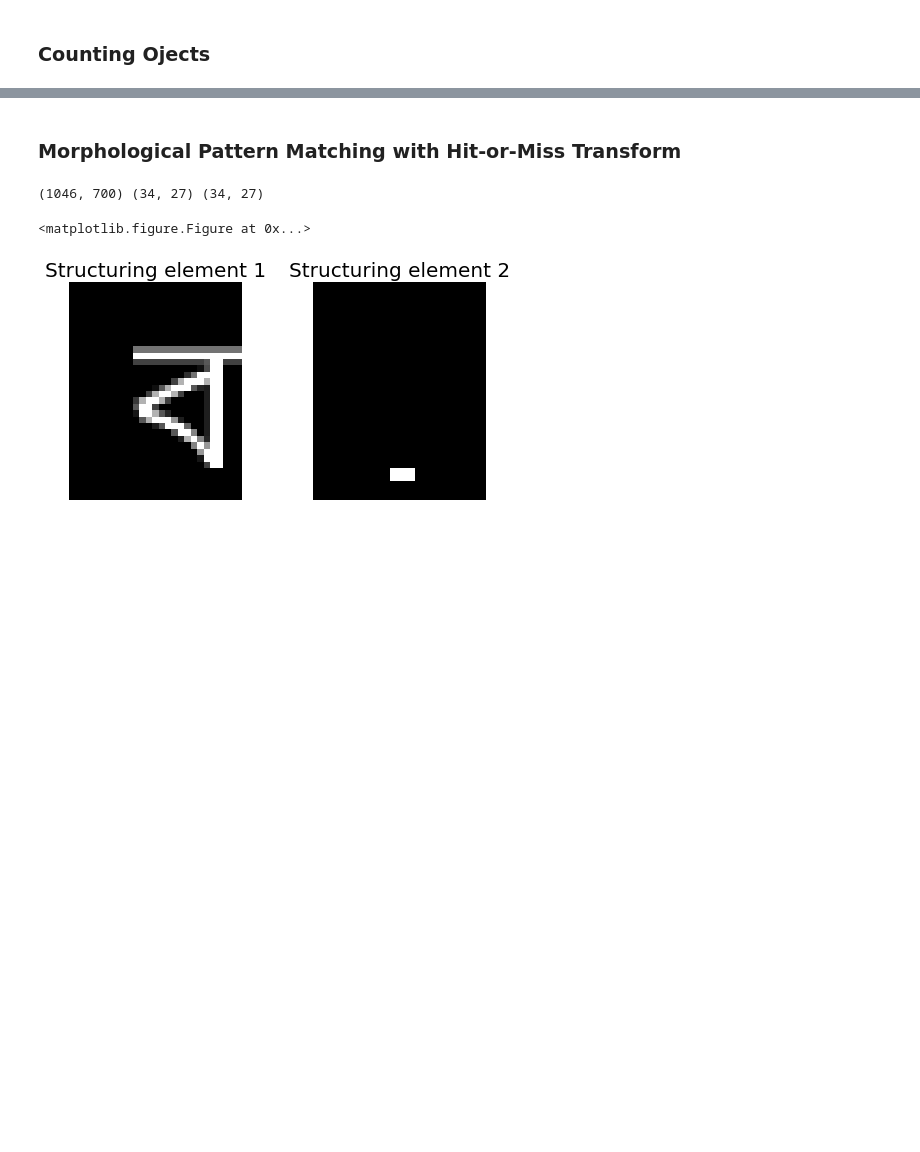
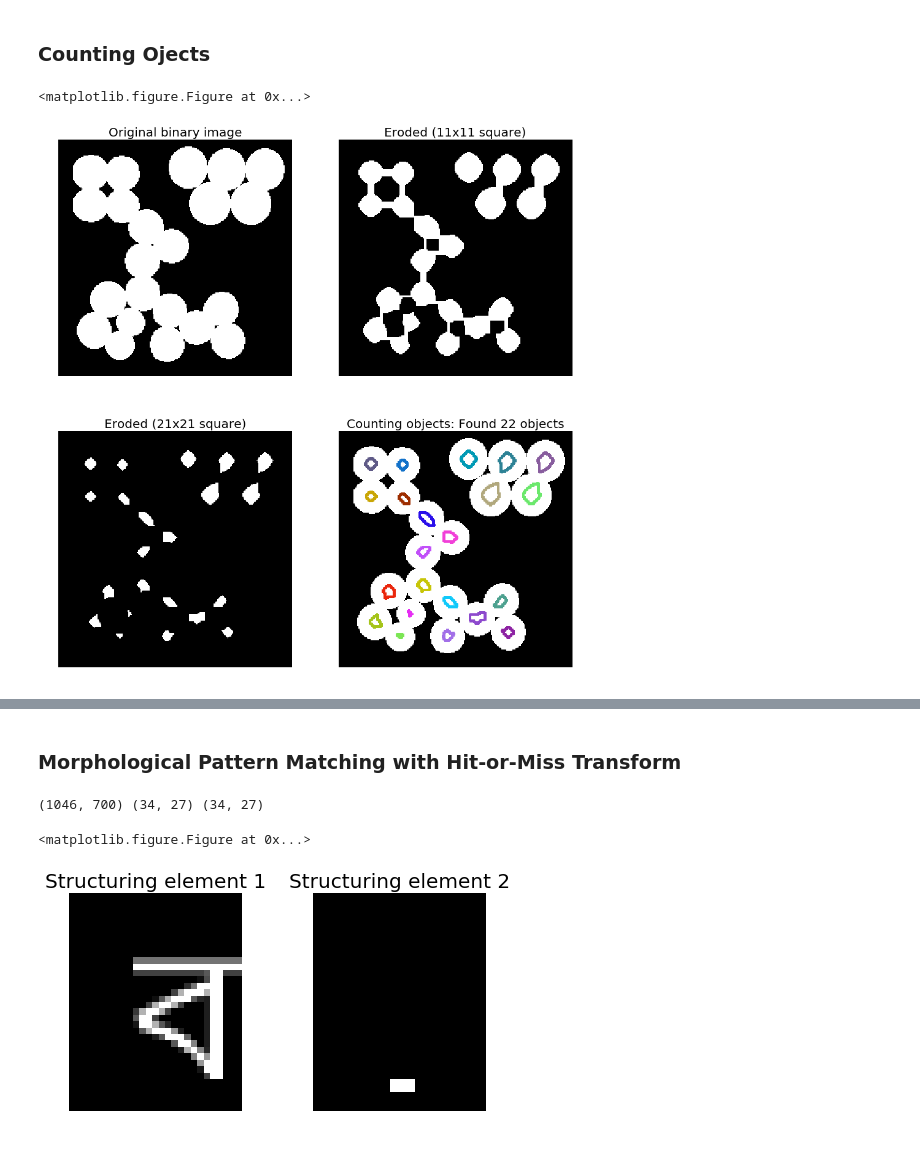
Before and after one commit to PacktPublishing/Python-Image-Processing-Cookbook, a Jupyter notebook: Chapter 04/Chapter 04.ipynb, the cells around one changed output, grey strips where cells are left out. Drawn from its saved outputs; the diff is of its cells as text; code cells hidden in the pictures; blank space fills up the shorter version.

```diff
--- a/Chapter 04/Chapter 04.ipynb
+++ b/Chapter 04/Chapter 04.ipynb
@@ -1,3 +63,35 @@
 # %% [markdown]
 ### Counting Ojects
+# %%
+import cv2
+import numpy as np
+import matplotlib.pylab as plt
+
+image = cv2.imread('images/circles.png', 0)
+
+kernel = np.ones((11,11),np.uint8)
+eroded1 = cv2.morphologyEx(image, cv2.MORPH_ERODE, kernel)
+
+kernel = np.ones((21,21),np.uint8)
+eroded = cv2.morphologyEx(image, cv2.MORPH_ERODE, kernel)
+
+_, cnts, _ = cv2.findContours(eroded, cv2.RETR_EXTERNAL, cv2.CHAIN_APPROX_SIMPLE)
+output = cv2.cvtColor(image.copy(), cv2.COLOR_GRAY2RGB)
+
+count = 0
+for c in cnts:
+    cv2.drawContours(output, [c], -1, (np.random.randint(0,255), np.random.randint(0,255), np.random.randint(0,255)), 2)
+    count += 1
+
+text = "Found {} objects".format(count)
+plt.gray()
+plt.figure(figsize=(15,16))
+plt.subplot(221), plt.imshow(image), plt.axis('off'), plt.title('Original binary image', size=20)
+plt.subplot(222), plt.imshow(eroded1), plt.axis('off'), plt.title('Eroded (11x11 square)', size=20)
+plt.subplot(223), plt.imshow(eroded), plt.axis('off'), plt.title('Eroded (21x21 square)', size=20)
+plt.subplot(224), plt.imshow(output), plt.axis('off'), plt.title('Counting objects: ' + text, size=20)
+plt.show()
+# %% [output]
+<matplotlib.figure.Figure at 0x...>
+[figure, added]
 # %%
```
Also changed, not shown: parts of 4 cells of this notebook, 5 other files.
